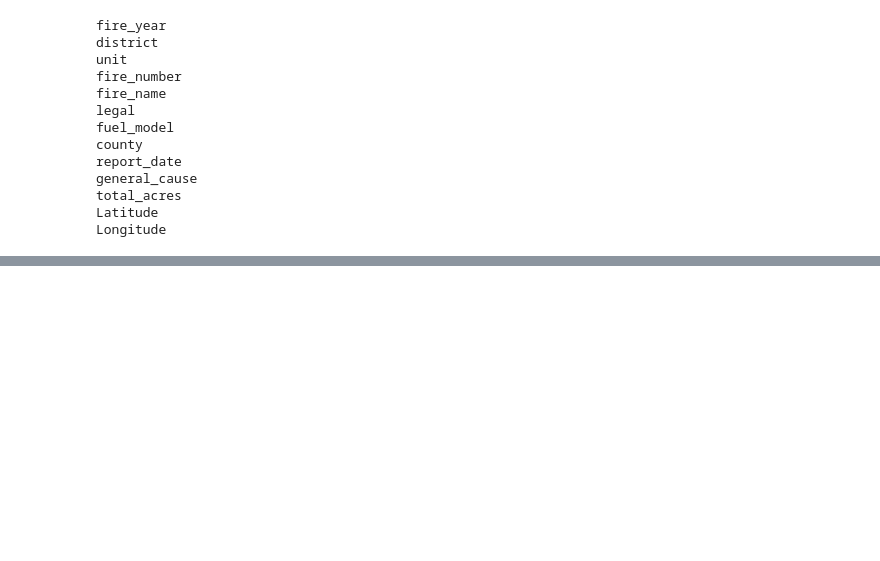
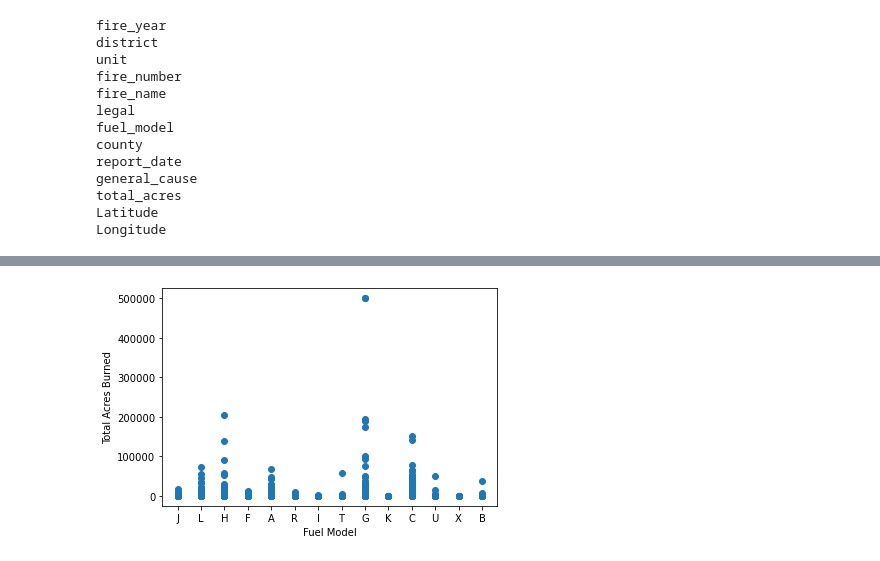
Before and after one commit to jisellejones/Predict_Wildfire_Spread, a Jupyter notebook: ML_Simple.ipynb, the cells around one changed output, grey strips where cells are left out. Drawn from its saved outputs; the diff is of its cells as text; code cells hidden in the pictures; blank space fills up the shorter version.

```diff
--- a/ML_Simple.ipynb
+++ b/ML_Simple.ipynb
@@ -166,3 +169,12 @@ fire_df.head(5)
 | 12 | 2021 | 52 - Astoria | Astoria | 24 | Tracer | T8N R10W S32 NESE | L | Clatsop | 8/25/21 18:50 | ... |
 | 32 | 2021 | 53 - Forest Grove | Columbia City | 54 | East Meissner #1 | T5N R2W S9 NENW | H | Columbia | 9/6/21 15:11 | ... |
 | 47 | 2021 | 53 - Forest Grove | Columbia City | 67 | Lewis Rd. #1 | T7N R2W S21 NWNW | J | Columbia | 5/6/21 10:28 | ... |
+# %%
+# Linear Regression ML Testing - Relationships
+from sklearn.linear_model import LinearRegression
+plt.scatter(fire_df.fuel_model, fire_df.total_acres)
+plt.xlabel('Fuel Model')
+plt.ylabel('Total Acres Burned')
+plt.show()
+# %% [output]
+[figure, added]
```
Also changed, not shown: parts of 31 cells of this notebook, 1 other file.
